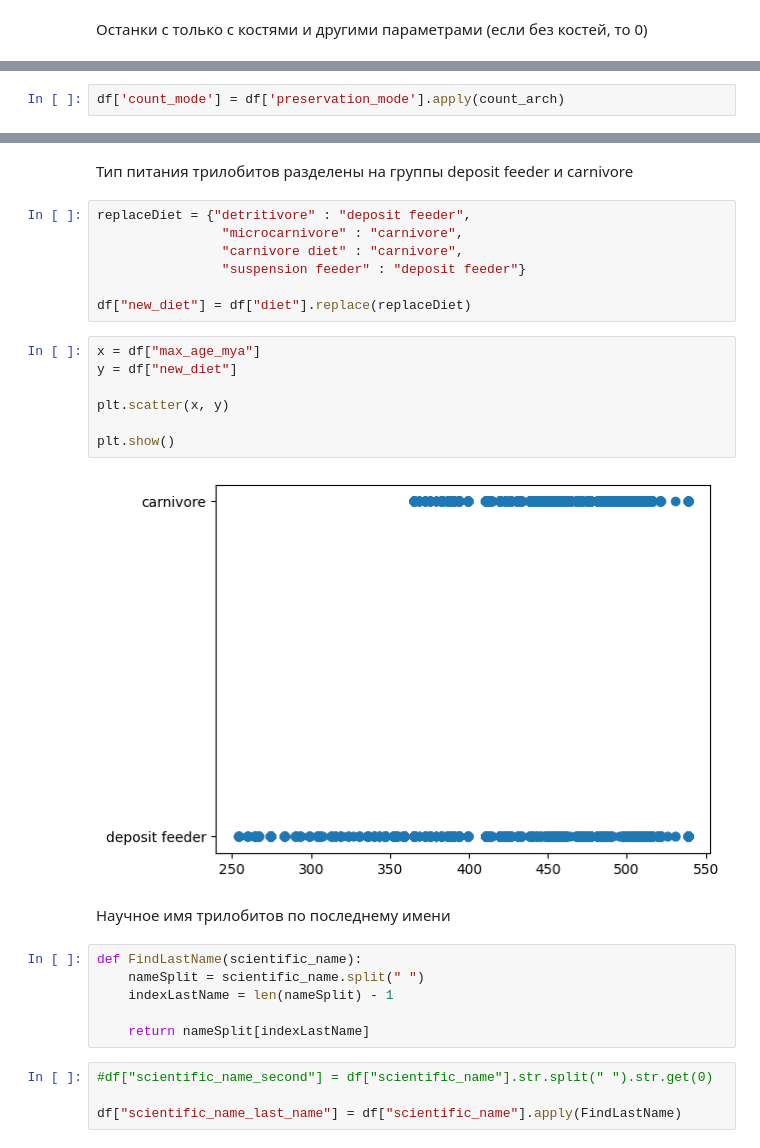
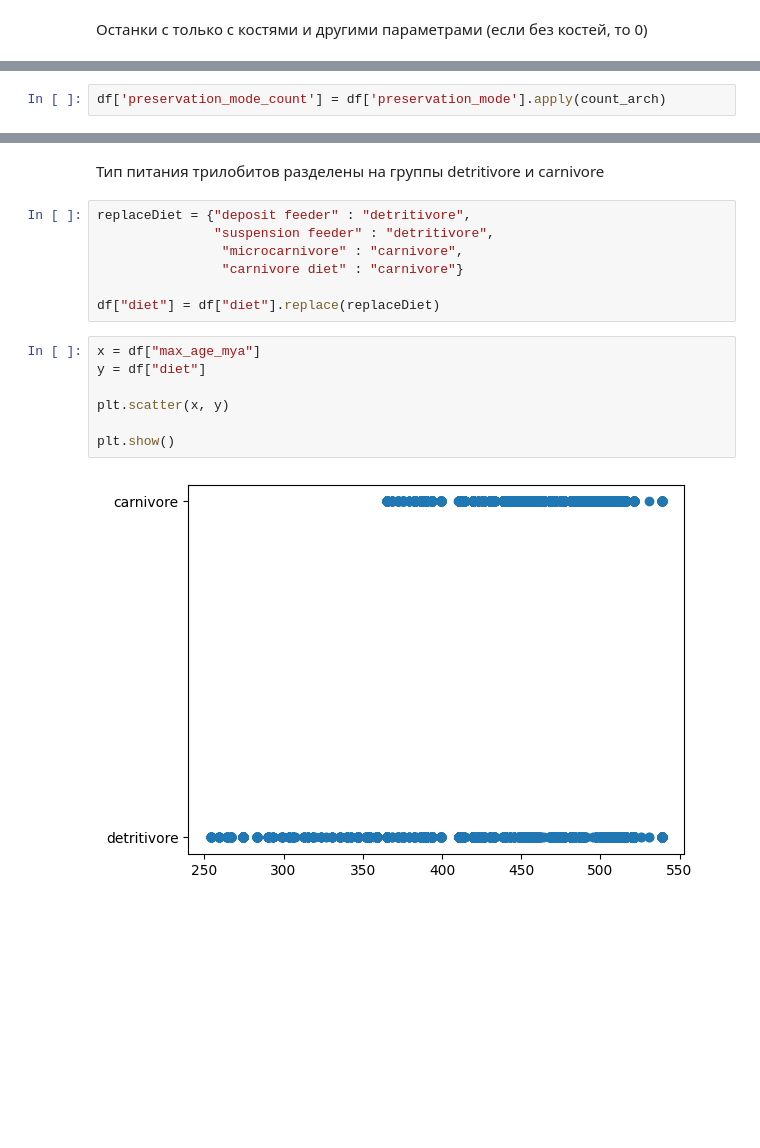
Before and after one commit to MaGNeT49/practiceML, a Jupyter notebook: test.ipynb, the cells around one changed output, grey strips where cells are left out. Drawn from its saved outputs; the diff is of its cells as text; blank space fills up the shorter version.

```diff
--- a/test.ipynb
+++ b/test.ipynb
@@ -75,3 +75,3 @@ def count_arch(preservation_mode):
 # %%
-df['count_mode'] = df['preservation_mode'].apply(count_arch)
+df['preservation_mode_count'] = df['preservation_mode'].apply(count_arch)
 # %%
@@ -86,30 +86,18 @@ plt.show()
 # %% [markdown]
-Тип питания трилобитов разделены на группы deposit feeder и carnivore
+Тип питания трилобитов разделены на группы detritivore и carnivore
 # %%
-replaceDiet = {"detritivore" : "deposit feeder",
+replaceDiet = {"deposit feeder" : "detritivore",
+               "suspension feeder" : "detritivore",
                 "microcarnivore" : "carnivore",
-                "carnivore diet" : "carnivore",
-                "suspension feeder" : "deposit feeder"}
+                "carnivore diet" : "carnivore"}
 
-df["new_diet"] = df["diet"].replace(replaceDiet)
+df["diet"] = df["diet"].replace(replaceDiet)
 # %%
 x = df["max_age_mya"]
-y = df["new_diet"]
+y = df["diet"]
 
 plt.scatter(x, y)
 
 plt.show()
 # %% [output]
-[figure, old version]
+[figure, new version]
-# %% [markdown]
-Научное имя трилобитов по последнему имени
-# %%
-def FindLastName(scientific_name):
-    nameSplit = scientific_name.split(" ")
-    indexLastName = len(nameSplit) - 1
-
-    return nameSplit[indexLastName]
-# %%
-#df["scientific_name_second"] = df["scientific_name"].str.split(" ").str.get(0)
-
-df["scientific_name_last_name"] = df["scientific_name"].apply(FindLastName)
```
Also changed, not shown: parts of 24 cells of this notebook, 7 other files.
